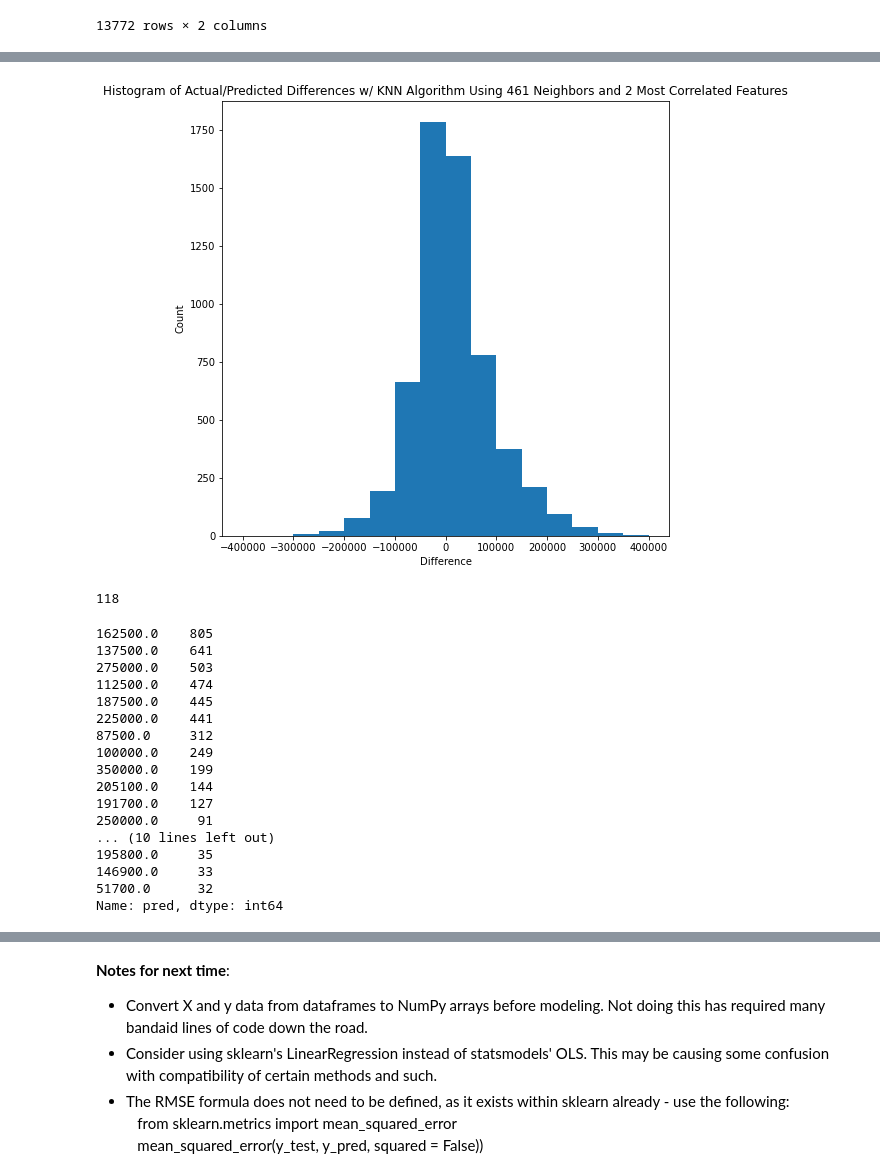
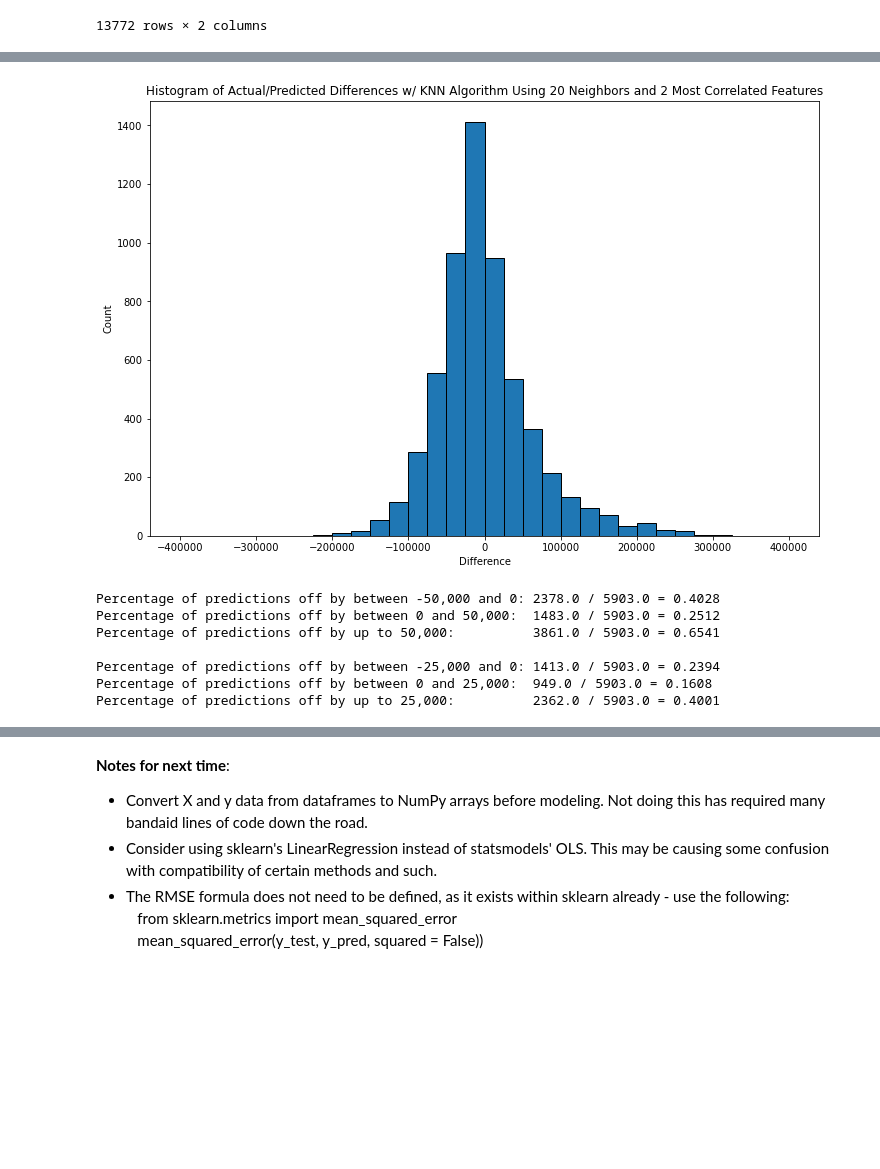
Before and after one commit to danielpickett369/Springboard-Capstone-2, a Jupyter notebook: Capstone 2, Step 5.ipynb, the cells around one changed output, grey strips where cells are left out. Saved outputs shown, nothing was run; the diff lists cells and outputs as text; code cells hidden in the pictures; blank space fills up the shorter version.

```diff
--- a/Capstone 2, Step 5.ipynb
+++ b/Capstone 2, Step 5.ipynb
@@ -691,10 +807,0 @@ Best neighborhood of number of parameters: {'n_neighbors': 461}
-# %%
-neighborhood_num = list(knn_neighborhood_cv.best_params_.values())[0]
-
-param_grid_final = {'n_neighbors': np.arange(neighborhood_num - 5, neighborhood_num + 6)}
-knn_final = KNeighborsClassifier()
-knn_final_cv = GridSearchCV(knn_final, param_grid_final)
-knn_final_cv.fit(X_train, np.ravel(y_train))
-
-print('Best final score: ' + str(knn_final_cv.best_score_))
-print('Best final number of parameters: ' + str(knn_final_cv.best_params_))
@@ -721,3 +825,13 @@ X_train_knn_discorr
 | 13770 | 0.242849 | 0.037039 |
 | 13771 | 0.077911 | 0.118592 |
 13772 rows × 2 columns
+# %%
+# Determine the optimal number of neighbors to use in the algorithm, first by determining the approximate neighborhood of the optimal number of neighbors, then by searching around that neighborhood.
+
+param_grid_neighborhood_discorr = {'n_neighbors': np.arange(1, 21, 2)}
+knn_neighborhood_discorr = KNeighborsRegressor()
+knn_neighborhood_cv_discorr = GridSearchCV(knn_neighborhood_discorr, param_grid_neighborhood_discorr, cv = 5)
+knn_neighborhood_cv_discorr.fit(X_train_knn_discorr, y_train)
+
+print('Best score of neighborhoods: ' + str(knn_neighborhood_cv_discorr.best_score_)) # This best score pulls from 'mean_test_score' in the '.cv_results_' attribute.
+print('Best neighborhood of number of parameters: ' + str(knn_neighborhood_cv_discorr.best_params_))
@@ -723,0 +841,10 @@ X_train_knn_discorr
+# %%
+neighborhood_num_discorr = list(knn_neighborhood_cv_discorr.best_params_.values())[0]
+
+param_grid_final_discorr = {'n_neighbors': np.arange(neighborhood_num_discorr - 1, neighborhood_num_discorr + 2)}
+knn_final_discorr = KNeighborsRegressor()
+knn_final_cv_discorr = GridSearchCV(knn_final_discorr, param_grid_final_discorr)
+knn_final_cv_discorr.fit(X_train_knn_discorr, y_train)
+
+print('Best final score: ' + str(knn_final_cv_discorr.best_score_))
+print('Best final number of parameters: ' + str(knn_final_cv_discorr.best_params_))
@@ -724,7 +854,8 @@ X_train_knn_discorr
 # %%
 # Build the algorithm.
 
-neighbors_num = list(knn_final_cv.best_params_.values())[0]
-knn_discorr = KNeighborsClassifier(neighbors_num)
+neighbors_num_discorr = list(knn_final_cv_discorr.best_params_.values())[0]
+
+knn_discorr = KNeighborsRegressor(neighbors_num_discorr)
 knn_discorr.fit(X_train_knn_discorr, y_train)
 # %% [output]
@@ -770,37 +891,14 @@ comparisons_knn_discorr
 # %%
-plt.figure(figsize = (8, 8))
-hist_bins = np.arange(-400000, 400001, 50000)
-plt.hist(comparisons_knn_discorr['diff'], bins = hist_bins)
-plt.title('Histogram of Actual/Predicted Differences w/ KNN Algorithm Using 461 Neighbors and 2 Most Correlated Features')
-plt.xlabel('Difference')
-plt.ylabel('Count')
-plt.show()
+act_pred_diff_hist(y_test, y_pred_knn_discorr, 'Histogram of Actual/Predicted Differences w/ KNN Algorithm Using ' + str(neighbors_num_discorr) + ' Neighbors and 2 Most Correlated Features')
 # %% [output]
-[figure, old version]
+[figure, new version]
+Percentage of predictions off by between -50,000 and 0: 2378.0 / 5903.0 = 0.4028
+Percentage of predictions off by between 0 and 50,000:  1483.0 / 5903.0 = 0.2512
+Percentage of predictions off by up to 50,000:          3861.0 / 5903.0 = 0.6541
+
+Percentage of predictions off by between -25,000 and 0: 1413.0 / 5903.0 = 0.2394
+Percentage of predictions off by between 0 and 25,000:  949.0 / 5903.0 = 0.1608
+Percentage of predictions off by up to 25,000:          2362.0 / 5903.0 = 0.4001
-# %%
-len(comparisons_knn_discorr['pred'].unique())
-# %% [output]
-118
-# %%
-comparisons_knn_discorr['pred'].value_counts().head(25)
-# %% [output]
-162500.0    805
-137500.0    641
-275000.0    503
-112500.0    474
-187500.0    445
-225000.0    441
-87500.0     312
-100000.0    249
-350000.0    199
-205100.0    144
-191700.0    127
-250000.0     91
-... (10 lines left out)
-195800.0     35
-146900.0     33
-51700.0      32
-Name: pred, dtype: int64
 # %%
 # Calculate the RMSE of this model.
 
```
Also changed, not shown: parts of 100 cells of this notebook.
